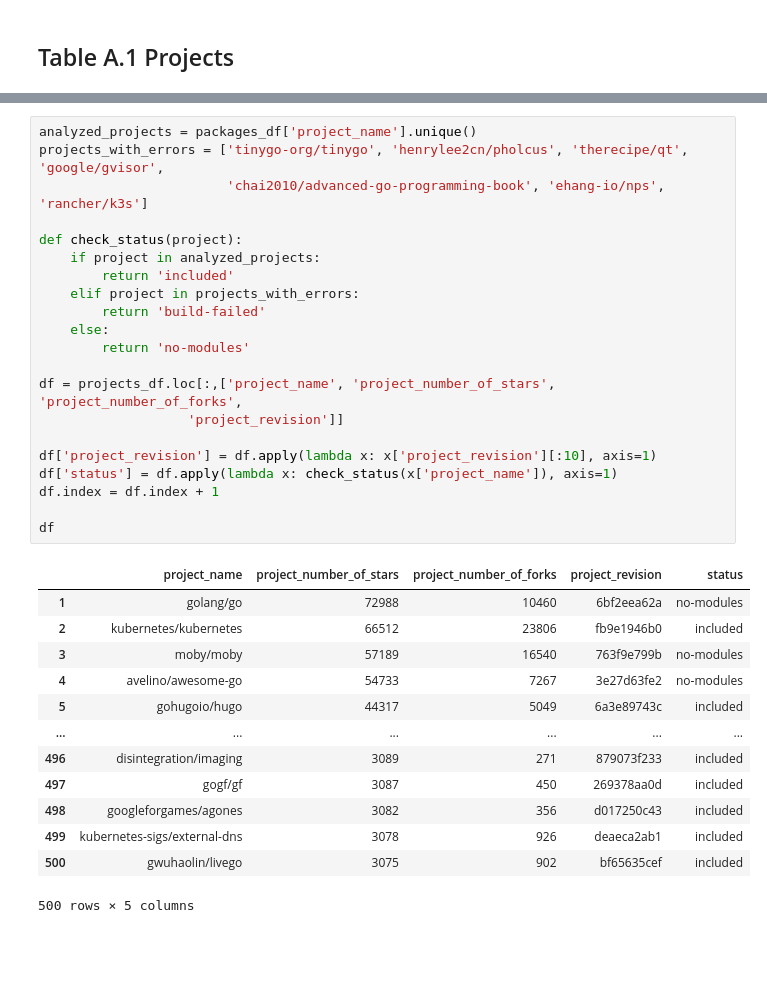
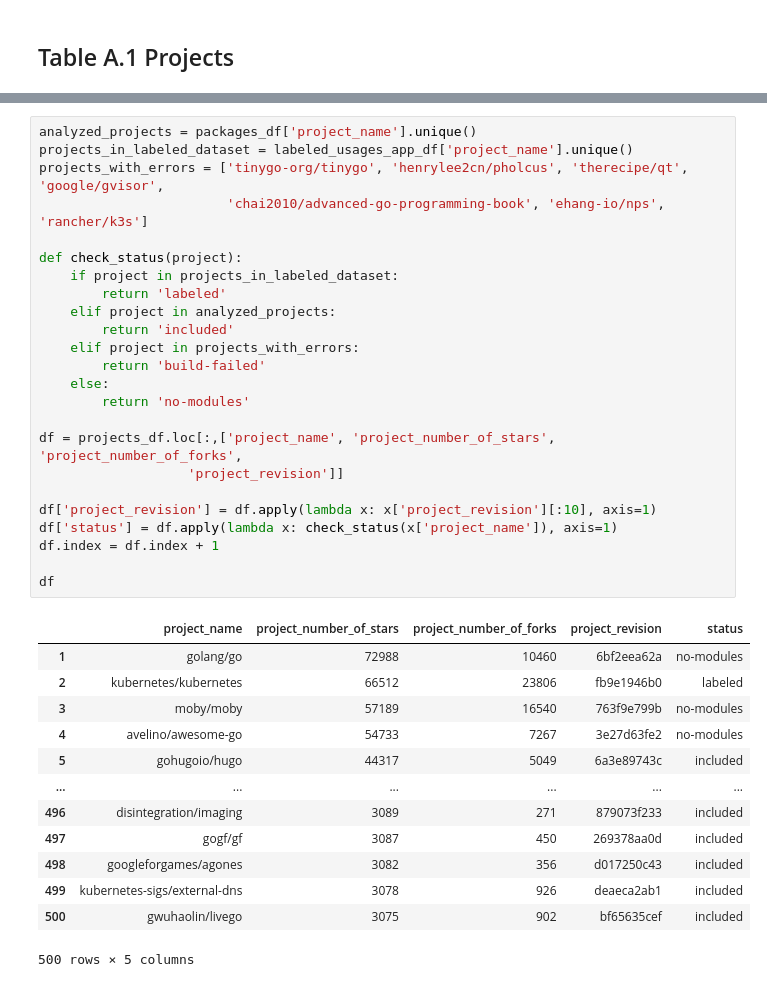
Before and after one commit to jlauinger/master-of-science, a Jupyter notebook: code/data-survey/analysis/figures-thesis.ipynb, the cells around one changed output, grey strips where cells are left out. Drawn from its saved outputs; the diff is of its cells as text; blank space fills up the shorter version.

```diff
--- a/code/data-survey/analysis/figures-thesis.ipynb
+++ b/code/data-survey/analysis/figures-thesis.ipynb
@@ -300,29 +442,32 @@ def status_formatter(status):
         return "??"
 # %%
 analyzed_projects = packages_df['project_name'].unique()
+projects_in_labeled_dataset = labeled_usages_app_df['project_name'].unique()
 projects_with_errors = ['tinygo-org/tinygo', 'henrylee2cn/pholcus', 'therecipe/qt', 'google/gvisor',
                         'chai2010/advanced-go-programming-book', 'ehang-io/nps', 'rancher/k3s']
 
 def check_status(project):
-    if project in analyzed_projects:
+    if project in projects_in_labeled_dataset:
+        return 'labeled'
+    elif project in analyzed_projects:
         return 'included'
     elif project in projects_with_errors:
         return 'build-failed'
     else:
         return 'no-modules'
 
 df = projects_df.loc[:,['project_name', 'project_number_of_stars', 'project_number_of_forks',
                    'project_revision']]
 
 df['project_revision'] = df.apply(lambda x: x['project_revision'][:10], axis=1)
 df['status'] = df.apply(lambda x: check_status(x['project_name']), axis=1)
 df.index = df.index + 1
 
 df
 # %% [output]
 |  | project_name | project_number_of_stars | project_number_of_forks | project_revision | status |
 | 1 | golang/go | 72988 | 10460 | 6bf2eea62a | no-modules |
-| 2 | kubernetes/kubernetes | 66512 | 23806 | fb9e1946b0 | included |
+| 2 | kubernetes/kubernetes | 66512 | 23806 | fb9e1946b0 | labeled |
 | 3 | moby/moby | 57189 | 16540 | 763f9e799b | no-modules |
 | 4 | avelino/awesome-go | 54733 | 7267 | 3e27d63fe2 | no-modules |
 | 5 | gohugoio/hugo | 44317 | 5049 | 6a3e89743c | included |
```
Also changed, not shown: parts of 21 cells of this notebook, 2 other files.
